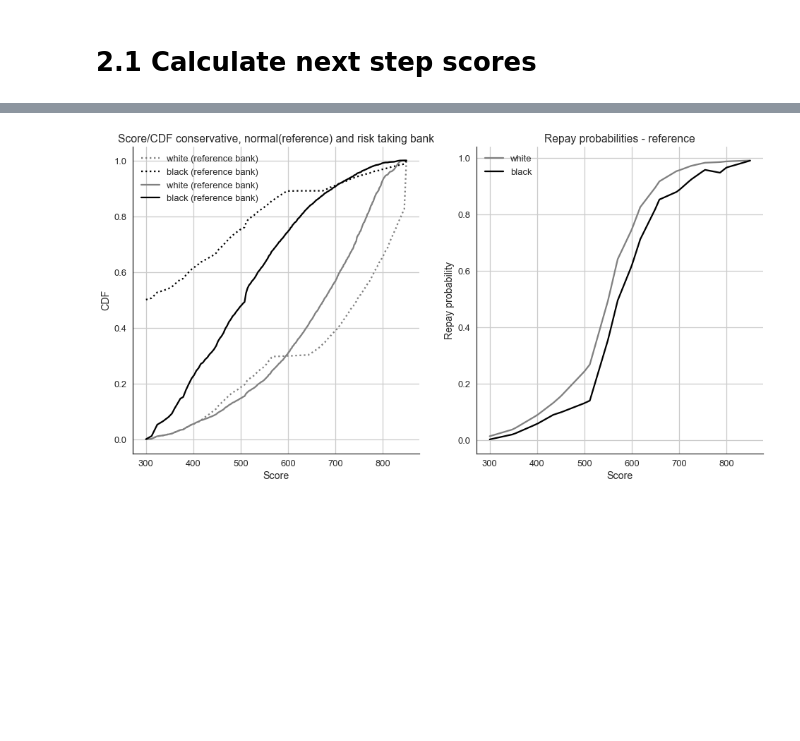
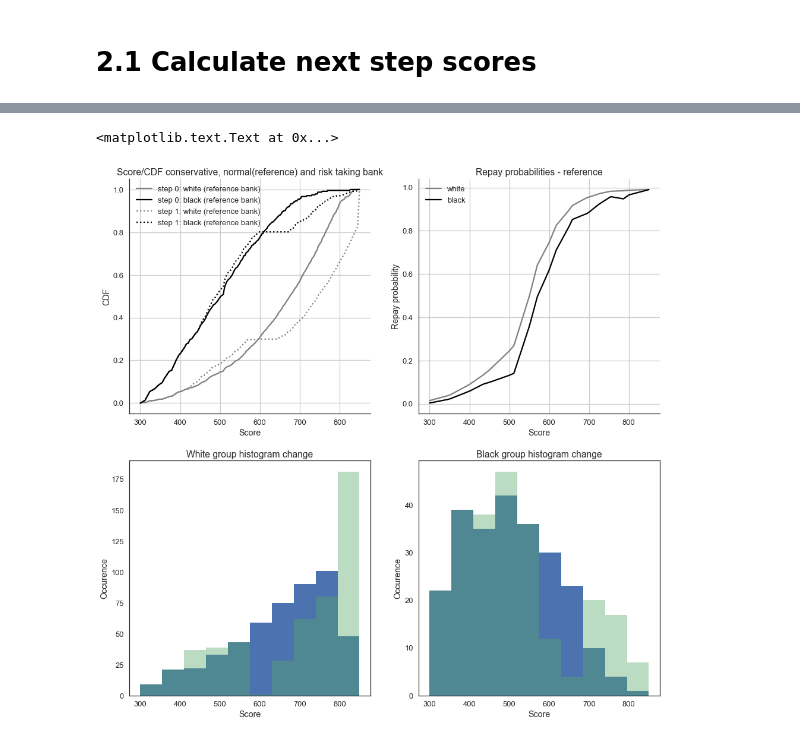
Before and after one commit to APMSSSR/Master_thesis, a Jupyter notebook: notebooks/Model1.ipynb, the cells around one changed output, grey strips where cells are left out. Saved outputs shown, nothing was run; the diff lists cells and outputs as text; code cells hidden in the pictures; blank space fills up the shorter version.

Commit message:
step function debugged

```diff
--- a/notebooks/Model1.ipynb
+++ b/notebooks/Model1.ipynb
@@ -87,11 +87,14 @@ scores_repay = cdfs.index
 
 repays = performance[group_names]
 
+# to get loan repay probabilities for a given score
+loan_repaid_probs = [lambda i: repays[group_names[0]][scores[scores.get_loc(i,method='nearest')]],
+                     lambda i: repays[group_names[1]][scores[scores.get_loc(i,method='nearest')]]]
 
 totals = fico.read_totals(data_dir=DATA_DIR)
 ##### debug
-totals['White']=5000
-totals['Black']=2500
+totals['White']=500
+totals['Black']=250
 ####
 group_totals = np.zeros(len(group_names), dtype=np.int32)
 for i in range(0,len(group_names)):
@@ -425,30 +380,47 @@ next_customer_cdfs = sf.get_customer_cdfs(next_customer_scores, scores_list)
 # %%
-fig, ax = plt.subplots(1,2,figsize=(16,8));
+#print(MP_max_rate)
+next_customer_scores = sf.get_customers(next_ref_customer_scores, score_shifts, score_range)
+#next_customer_cdfs.shape = XxYxZ, X=Groups, Y=Banks, Z= CDF for score range
+next_customer_cdfs = sf.get_customer_cdfs(next_customer_scores, scores_list)
+
+fig, ax = plt.subplots(2,2,figsize=(16,16));
 #ax[0].plot(scores_list,next_customer_cdfs[0][0],'--',color="grey", label='white (conservative bank)')
 #ax[0].plot(scores_list,next_customer_cdfs[1][0],'--',color='black',label='black (conservative bank)')
-ax[0].plot(scores_list,next_customer_cdfs[0][1],':',color="grey", label='white (reference bank)')
-ax[0].plot(scores_list,next_customer_cdfs[1][1],':',color='black',label='black (reference bank)')
-ax[0].plot(scores_list,customer_cdfs[0][1],color="grey", label='white (reference bank)')
-ax[0].plot(scores_list,customer_cdfs[1][1],color='black',label='black (reference bank)')
+ax[0][0].plot(scores_list,customer_cdfs[0][1],color="grey", label='step 0: white (reference bank)')
+ax[0][0].plot(scores_list,customer_cdfs[1][1],color='black',label='step 0: black (reference bank)')
+ax[0][0].plot(scores_list,next_customer_cdfs[0][1],':',color="grey", label='step 1: white (reference bank)')
+ax[0][0].plot(scores_list,next_customer_cdfs[1][1],':',color='black',label='step 1: black (reference bank)')
 #ax[0].plot(scores_list,customer_cdfs[0][2],':',color="grey", label='white (risk taking bank)')
 #ax[0].plot(scores_list,customer_cdfs[1][2],':',color='black',label='black (risk taking bank)')
-ax[0].spines['right'].set_visible(False)
-ax[0].spines['top'].set_visible(False)
-ax[0].set_title("Score/CDF conservative, normal(reference) and risk taking bank")
-ax[0].set_xlabel("Score")
-ax[0].set_ylabel("CDF")
-ax[0].legend()
-ax[0].grid()
+ax[0][0].spines['right'].set_visible(False)
+ax[0][0].spines['top'].set_visible(False)
+ax[0][0].set_title("Score/CDF conservative, normal(reference) and risk taking bank")
+ax[0][0].set_xlabel("Score")
+ax[0][0].set_ylabel("CDF")
+ax[0][0].legend()
+ax[0][0].grid()
 
+ax[0][1].plot(scores_list,repays[group_names[0]],label='white',color="grey")
+ax[0][1].plot(scores_list,repays[group_names[1]],color='black',label='black')
+ax[0][1].spines['right'].set_visible(False)
+ax[0][1].spines['top'].set_visible(False)
+ax[0][1].set_title("Repay probabilities - reference")
+ax[0][1].set_xlabel("Score")
+ax[0][1].set_ylabel("Repay probability")
+ax[0][1].legend()
+ax[0][1].grid()
 
-ax[1].plot(scores_list,repays[group_names[0]],label='white',color="grey")
-ax[1].plot(scores_list,repays[group_names[1]],color='black',label='black')
-ax[1].spines['right'].set_visible(False)
-ax[1].spines['top'].set_visible(False)
-ax[1].set_title("Repay probabilities - reference")
-ax[1].set_xlabel("Score")
-ax[1].set_ylabel("Repay probability")
-ax[1].legend()
-ax[1].grid()
+ax[1][0].hist(ref_customers[0], range=score_range,label='step 0 (reference bank)')
+ax[1][0].hist(next_ref_customer_scores[0],alpha=0.4,range=score_range, label='step 1 (reference bank)')
+ax[1][0].set_title("White group histogram change")
+ax[1][0].set_ylabel("Occurence")
+ax[1][0].set_xlabel("Score")
+
+ax[1][1].hist(ref_customers[1],range=score_range,label='step 0 (reference bank)')
+ax[1][1].hist(next_ref_customer_scores[1],alpha=0.4, range=score_range,label='step 0 (reference bank)')
+ax[1][1].set_title("Black group histogram change")
+ax[1][1].set_ylabel("Occurence")
+ax[1][1].set_xlabel("Score")
 # %% [output]
+<matplotlib.text.Text at 0x...>
-[figure, old version]
+[figure, new version]
```
Also changed, not shown: parts of 6 cells of this notebook, 1 other file.
